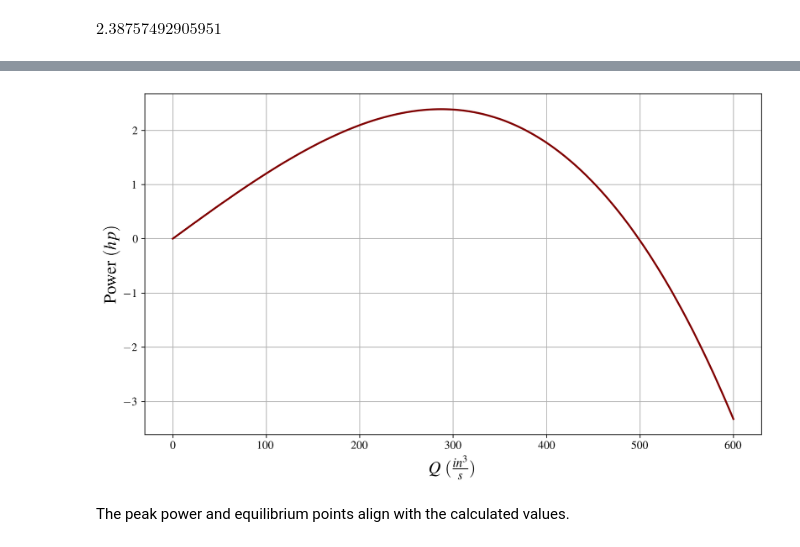
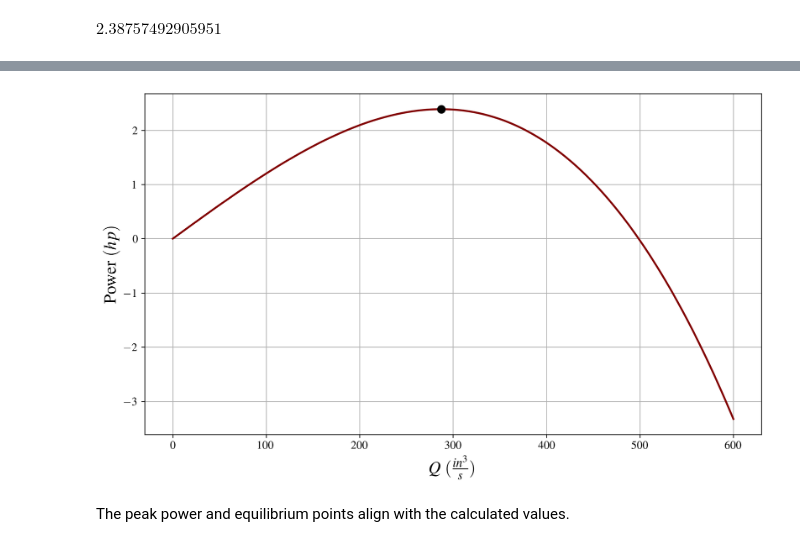
Before and after one commit to gabemorris12/dynamical_systems, a Jupyter notebook: Homework 1/Dynamical Systems Homework 1.ipynb, the cells around one changed output, grey strips where cells are left out. Saved outputs shown, nothing was run; the diff lists cells and outputs as text; code cells hidden in the pictures.

```diff
--- a/Homework 1/Dynamical Systems Homework 1.ipynb
+++ b/Homework 1/Dynamical Systems Homework 1.ipynb
@@ -508,6 +512,7 @@ P = source*Q
 # Finding the peak
 dP_dQ = P.diff()
 Q_sol_power = sp.solve(dP_dQ)
+Q_peak = Q_sol_power[1]
 display(*Q_sol_power)  # in^3/s
 # %% [output]
 $\displaystyle -297.30297230272$
@@ -517,6 +523,7 @@ P.subs(Q, Q_sol_power[1])  # lbf*in/s
 # %% [output]
 $\displaystyle 15757.9945317928$
 # %%
-P.subs(Q, Q_sol_power[1])/6600  # hp (peak source power)
+P_peak = P.subs(Q, Q_sol_power[1])/6600
+P_peak # hp (peak source power)
 # %% [output]
 $\displaystyle 2.38757492905951$
@@ -539,12 +549,13 @@ plt.show()
 # %%
 P_lamb = sp.lambdify(Q, P, modules='numpy')
 Q_power = np.linspace(0, 600, 1000)
 
 plt.plot(Q_power, P_lamb(Q_power)/6600)
+plt.scatter(float(Q_peak), float(P_peak), zorder=3, color='black')
 plt.xlabel(r'$Q\ (\frac{in^3}{s})$')
 plt.ylabel(r'Power $(hp)$')
 plt.show()
 # %% [output]
-[figure, old version]
+[figure, new version]
 # %% [markdown]
 The peak power and equilibrium points align with the calculated values.
```
Also changed, not shown: parts of 7 cells of this notebook, 1 other file.
